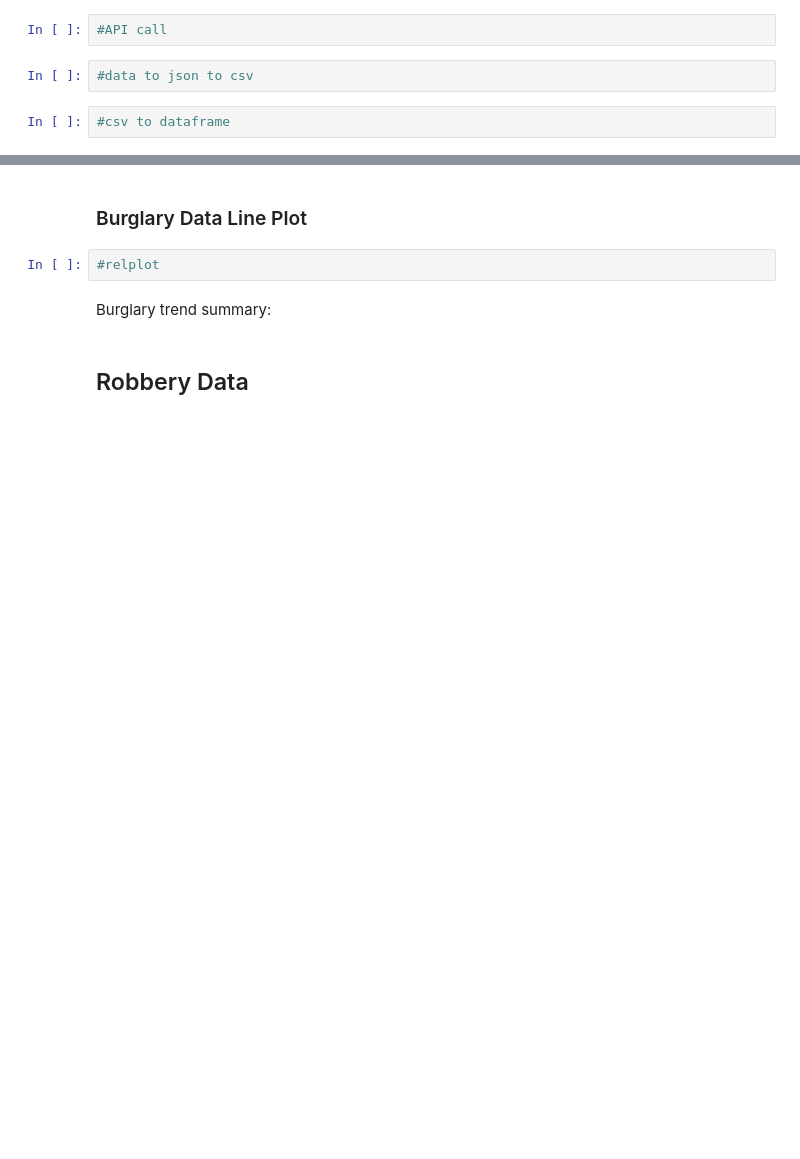
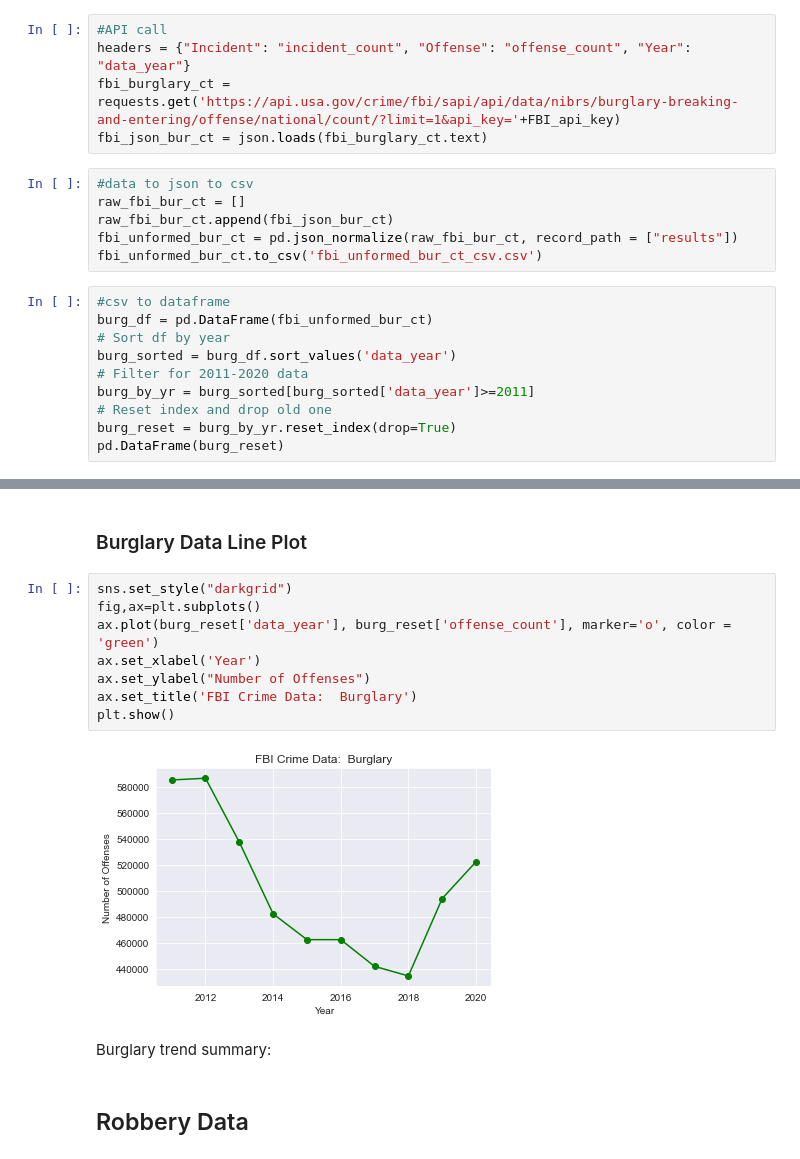
Before and after one commit to HeatherLD/API-Project, a Jupyter notebook: Final_Draft.ipynb, the cells around one changed output, grey strips where cells are left out. Drawn from its saved outputs; the diff is of its cells as text; blank space fills up the shorter version.

```diff
--- a/Final_Draft.ipynb
+++ b/Final_Draft.ipynb
@@ -37,7 +40,22 @@ import prettytable
 ## Burglary Data
 # %%
 #API call
+headers = {"Incident": "incident_count", "Offense": "offense_count", "Year": "data_year"}
+fbi_burglary_ct = requests.get('https://api.usa.gov/crime/fbi/sapi/api/data/nibrs/burglary-breaking-and-entering/offense/national/count/?limit=1&api_key='+FBI_api_key)
+fbi_json_bur_ct = json.loads(fbi_burglary_ct.text)
 # %%
 #data to json to csv
+raw_fbi_bur_ct = []
+raw_fbi_bur_ct.append(fbi_json_bur_ct)
+fbi_unformed_bur_ct = pd.json_normalize(raw_fbi_bur_ct, record_path = ["results"])
+fbi_unformed_bur_ct.to_csv('fbi_unformed_bur_ct_csv.csv')
 # %%
 #csv to dataframe
+burg_df = pd.DataFrame(fbi_unformed_bur_ct)
+# Sort df by year
+burg_sorted = burg_df.sort_values('data_year')
+# Filter for 2011-2020 data
+burg_by_yr = burg_sorted[burg_sorted['data_year']>=2011]
+# Reset index and drop old one
+burg_reset = burg_by_yr.reset_index(drop=True)
+pd.DataFrame(burg_reset)
@@ -44,7 +74,15 @@ import prettytable
 # %% [markdown]
 ### Burglary Data Line Plot
 # %%
-#relplot
+sns.set_style("darkgrid")
+fig,ax=plt.subplots()
+ax.plot(burg_reset['data_year'], burg_reset['offense_count'], marker='o', color = 'green')
+ax.set_xlabel('Year')
+ax.set_ylabel("Number of Offenses")
+ax.set_title('FBI Crime Data:  Burglary')
+plt.show()
+# %% [output]
+[figure, added]
 # %% [markdown]
 Burglary trend summary:
 # %% [markdown]
```
Also changed, not shown: parts of 10 cells of this notebook, 1 other file.
